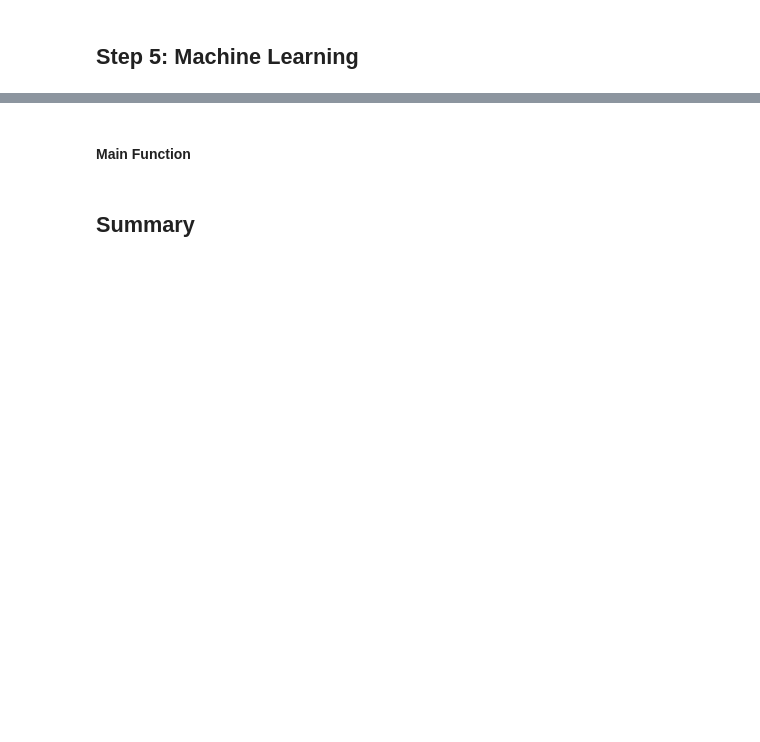
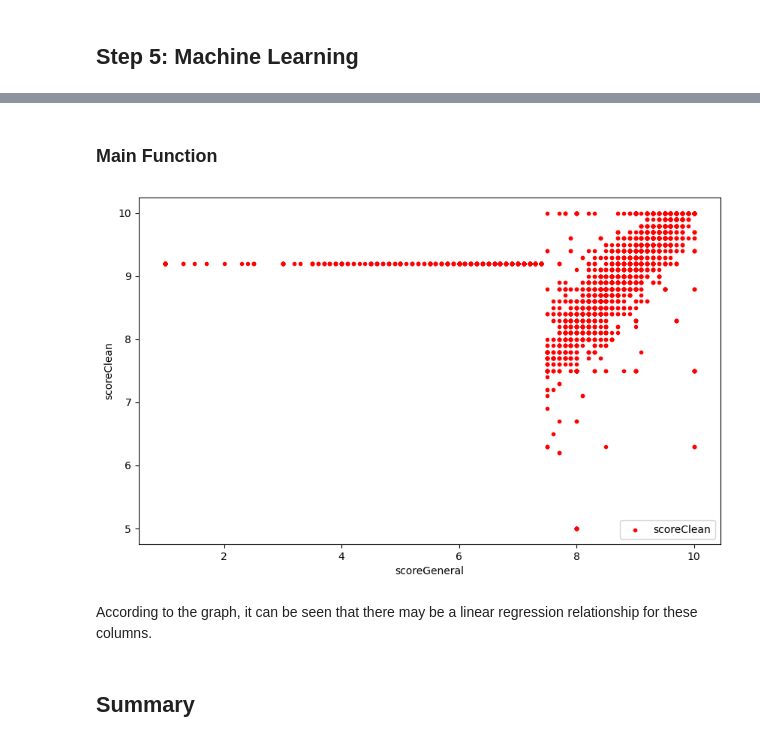
Before and after one commit to yarin-cohen02/dataScienceProject, a Jupyter notebook: project.ipynb, the cells around one changed output, grey strips where cells are left out. Drawn from its saved outputs; the diff is of its cells as text; code cells hidden in the pictures; blank space fills up the shorter version.

```diff
--- a/project.ipynb
+++ b/project.ipynb
@@ -66,6 +66,9 @@ from sklearn.preprocessing import StandardScaler, MinMaxScaler
 from sklearn.linear_model import LogisticRegression, LinearRegression
 from sklearn.metrics import r2_score, f1_score
 %matplotlib inline
+plt.rcParams['figure.figsize'] = (10, 6)
+from mpl_toolkits.mplot3d import Axes3D
+from matplotlib import cm
 # %% [markdown]
 ## Step 1: Defining a Research Question
 # %% [markdown]
@@ -665,0 +671,15 @@ a little description and notes about this step...
+# %%
+# Create a scatterplot easily:
+
+def showScatterPlot(df, xColumn, yCols, yCaption):
+
+    markers = [".","s","P", "*", "D"]
+    colors = ["r", "b", "k"]
+
+    for index, yCol in enumerate(yCols):
+        plt.scatter(x=df[xColumn],y=df[yCol],c=colors[index%3],marker=markers[index%5],label=yCol)
+
+    plt.legend(numpoints=1,loc=4)
+    plt.xlabel(xColumn)
+    plt.ylabel(yCaption)
+    plt.show()
@@ -668,2 +699,2 @@ a little description and notes about this step...
 # %% [markdown]
-#### Main Function
+### Main Function
@@ -671,0 +701,7 @@ a little description and notes about this step...
+# %%
+# Basic data visualisation for hints on regression:
+showScatterPlot(df, "scoreGeneral", ["scoreClean"], "scoreClean")
+# %% [output]
+[figure, added]
+# %% [markdown]
+According to the graph, it can be seen that there may be a linear regression relationship for these columns.
```
Also changed, not shown: parts of 8 cells of this notebook.
